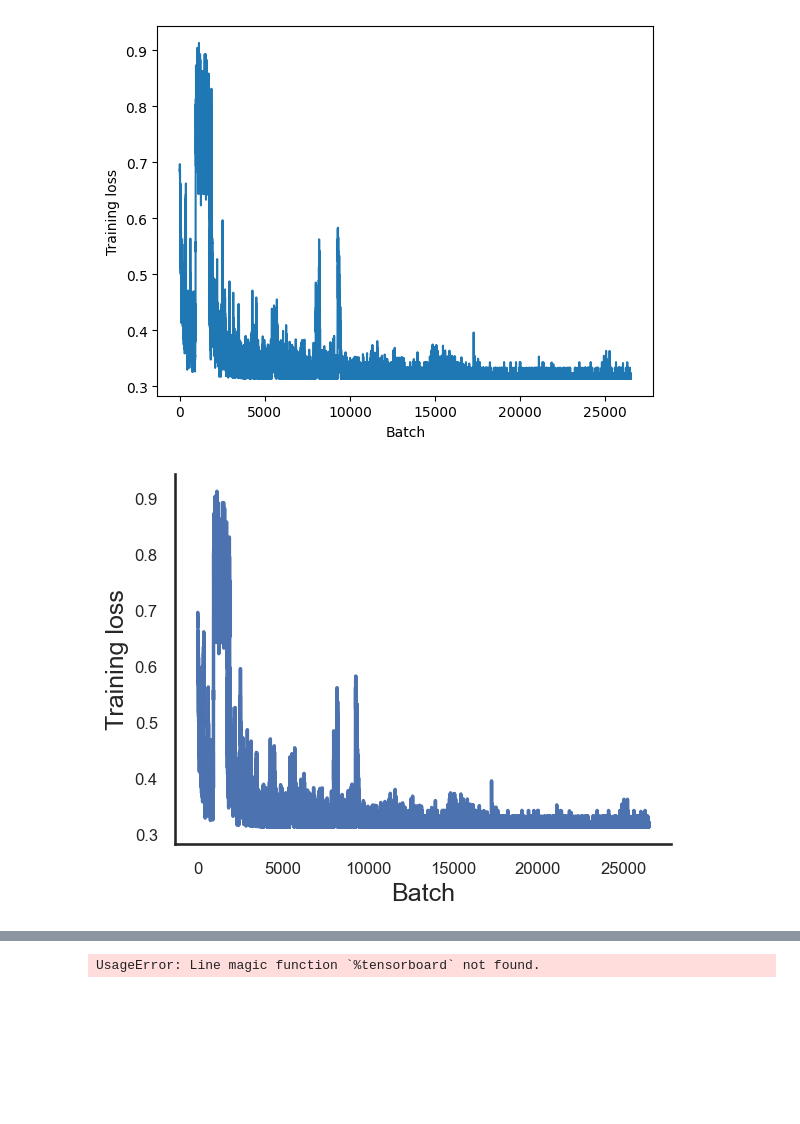
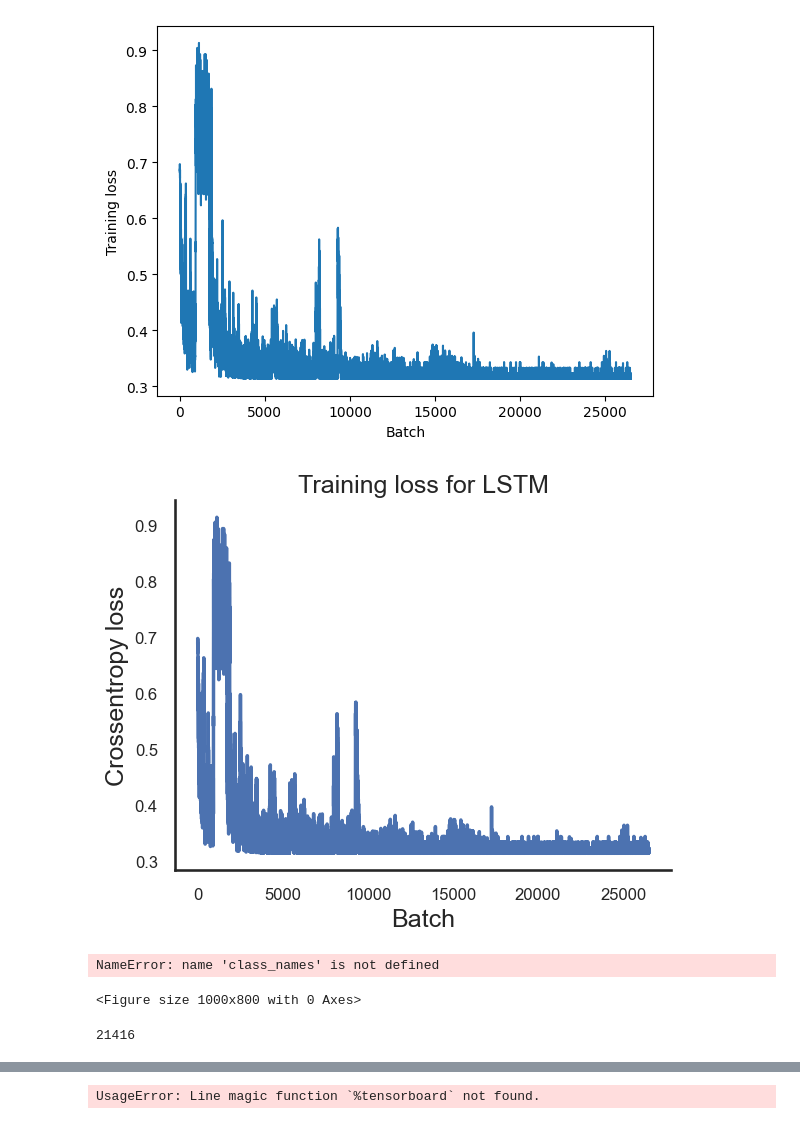
Before and after one commit to AdamLoydHarris/NLP_fake-news, a Jupyter notebook: Code/recurrent_network.ipynb, the cells around one changed output, grey strips where cells are left out. Saved outputs shown, nothing was run; the diff lists cells and outputs as text; code cells hidden in the pictures; blank space fills up the shorter version.

```diff
--- a/Code/recurrent_network.ipynb
+++ b/Code/recurrent_network.ipynb
@@ -446,13 +446,50 @@ Accuracy on the 8800 testing samples: 98.38
 # %%
 fig, ax = plt.subplots()
 # Set the Seaborn style and context
 sns.set(style='white', context='talk')
 sns.lineplot(x=np.arange(len(t_loss)), y=t_loss, linewidth=2.5)
 plt.xlabel('Batch')
-plt.ylabel('Training loss')
+plt.ylabel('Crossentropy loss')
 plt.title('Training loss for LSTM')
 plt.xticks(fontsize=12)
 plt.yticks(fontsize=12)
+plt.savefig('/Users/AdamHarris/Documents/neuromatch_nlp/Neuromatch_NLP/Figures/rnn_loss.svg', dpi=300, bbox_inches='tight')
 sns.despine()
 # %% [output]
-[figure, old version]
+[figure, new version]
+# %%
+from sklearn.metrics import confusion_matrix
+
+
+test_loader = DataLoader(test_data, shuffle=True, batch_size=BATCH_SIZE,drop_last = True)
+
+all_preds = []
+all_labels = []
+
+with torch.no_grad():
+    for inputs, labels in test_loader:
+        inputs, labels = inputs.to('cpu'), labels.to('cpu')
+
+        # Forward pass
+        outputs = rnn(inputs)
+
+        # Get the predicted class (assuming the output is logits)
+        _, preds = torch.max(outputs, 1)
+
+        all_preds.extend(preds.cpu().numpy())
+        all_labels.extend(labels.cpu().numpy())
+
+# Compute confusion matrix
+conf_matrix = confusion_matrix(all_labels, all_preds)
+
+class_names=['True', 'Fake']
+# Visualization
+plt.figure(figsize=(10, 8))
+sns.heatmap(conf_matrix, annot=True, fmt='d', cmap='Blues', xticklabels=class_names, yticklabels=class_names)
+plt.xlabel('Predicted')
+plt.ylabel('True')
+plt.title('Confusion Matrix')
+plt.show()
+# %% [output]
+NameError: name 'class_names' is not defined
+<Figure size 1000x800 with 0 Axes>
@@ -458,0 +501,4 @@ sns.despine()
+# %%
+len(true_emo)
+# %% [output]
+21416
```
Also changed, not shown: parts of 8 cells of this notebook, 3 other files.
